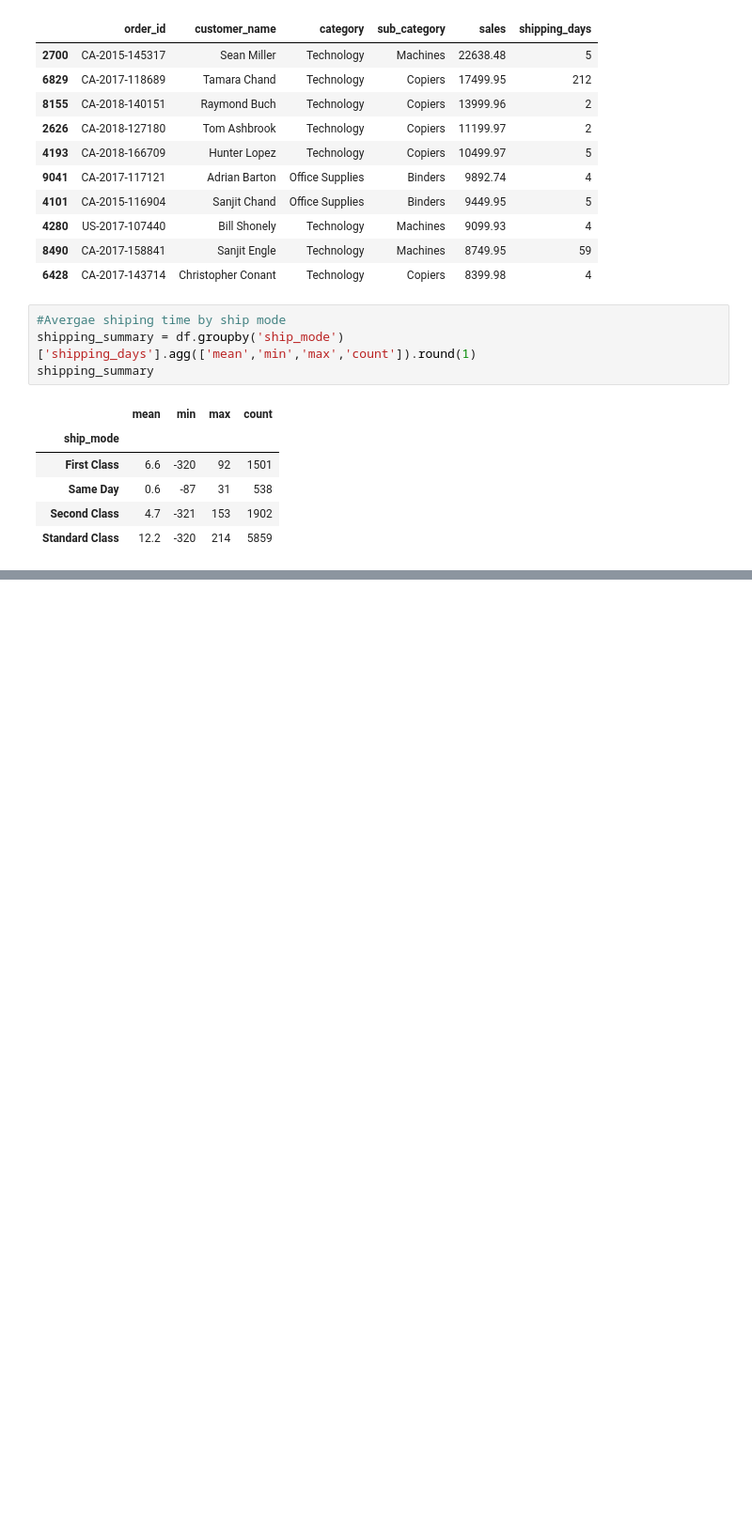
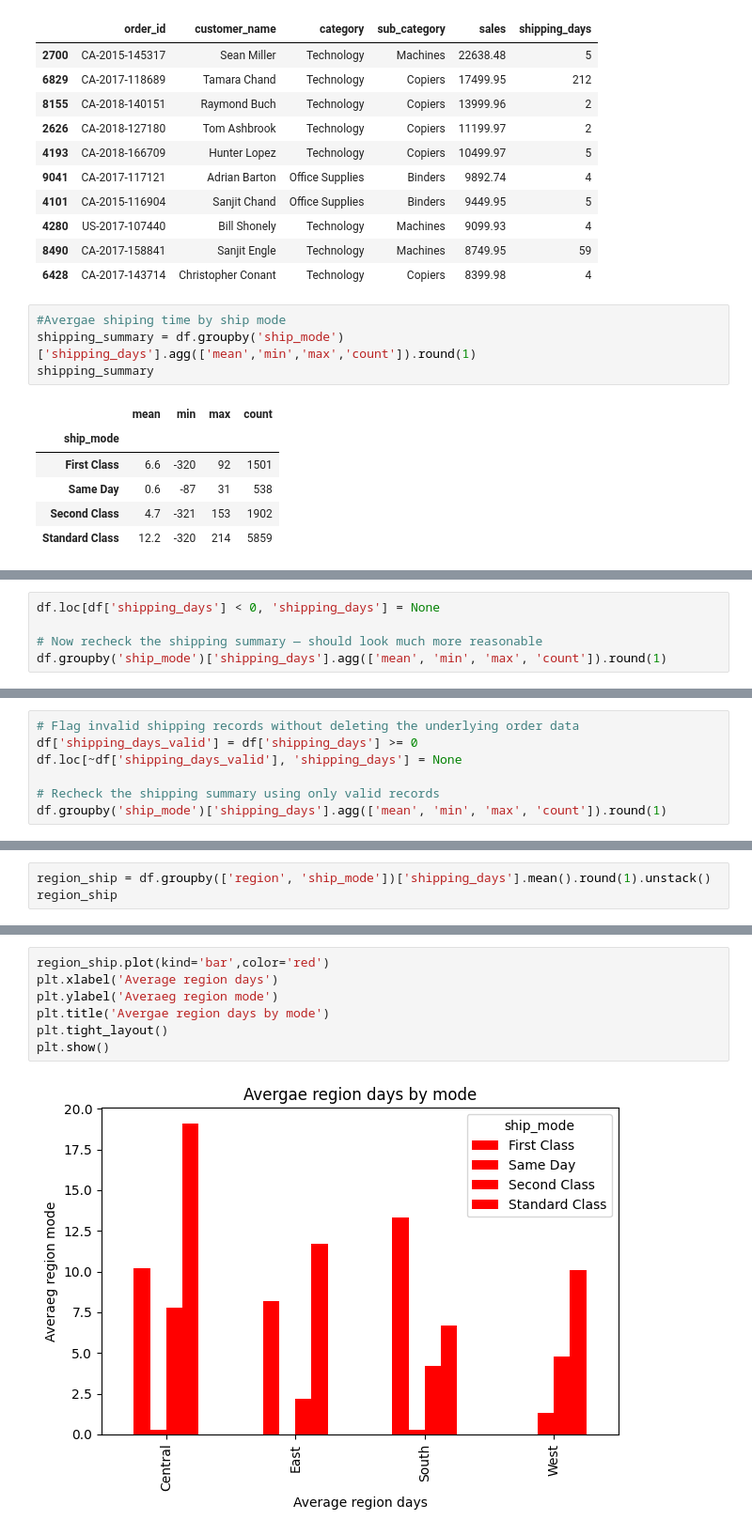
Before and after one commit to suzzzel5/Superstore-end-to-end-analysis, a Jupyter notebook: notebooks/data_analysis.ipynb, the cells around one changed output, grey strips where cells are left out. Shown at 94% size. Drawn from its saved outputs; the diff is of its cells as text; blank space fills up the shorter version.

```diff
--- a/notebooks/data_analysis.ipynb
+++ b/notebooks/data_analysis.ipynb
@@ -148,0 +276,5 @@ shipping_summary
+# %%
+df.loc[df['shipping_days'] < 0, 'shipping_days'] = None
+
+# Now recheck the shipping summary — should look much more reasonable
+df.groupby('ship_mode')['shipping_days'].agg(['mean', 'min', 'max', 'count']).round(1)
@@ -148,0 +288,7 @@ shipping_summary
+# %%
+# Flag invalid shipping records without deleting the underlying order data
+df['shipping_days_valid'] = df['shipping_days'] >= 0
+df.loc[~df['shipping_days_valid'], 'shipping_days'] = None
+
+# Recheck the shipping summary using only valid records
+df.groupby('ship_mode')['shipping_days'].agg(['mean', 'min', 'max', 'count']).round(1)
@@ -148,0 +326,3 @@ shipping_summary
+# %%
+region_ship = df.groupby(['region', 'ship_mode'])['shipping_days'].mean().round(1).unstack()
+region_ship
@@ -148,0 +336,9 @@ shipping_summary
+# %%
+region_ship.plot(kind='bar',color='red')
+plt.xlabel('Average region days')
+plt.ylabel('Averaeg region mode')
+plt.title('Avergae region days by mode')
+plt.tight_layout()
+plt.show()
+# %% [output]
+[figure, added]
```
Also changed, not shown: parts of 18 cells of this notebook, 1 other file.
